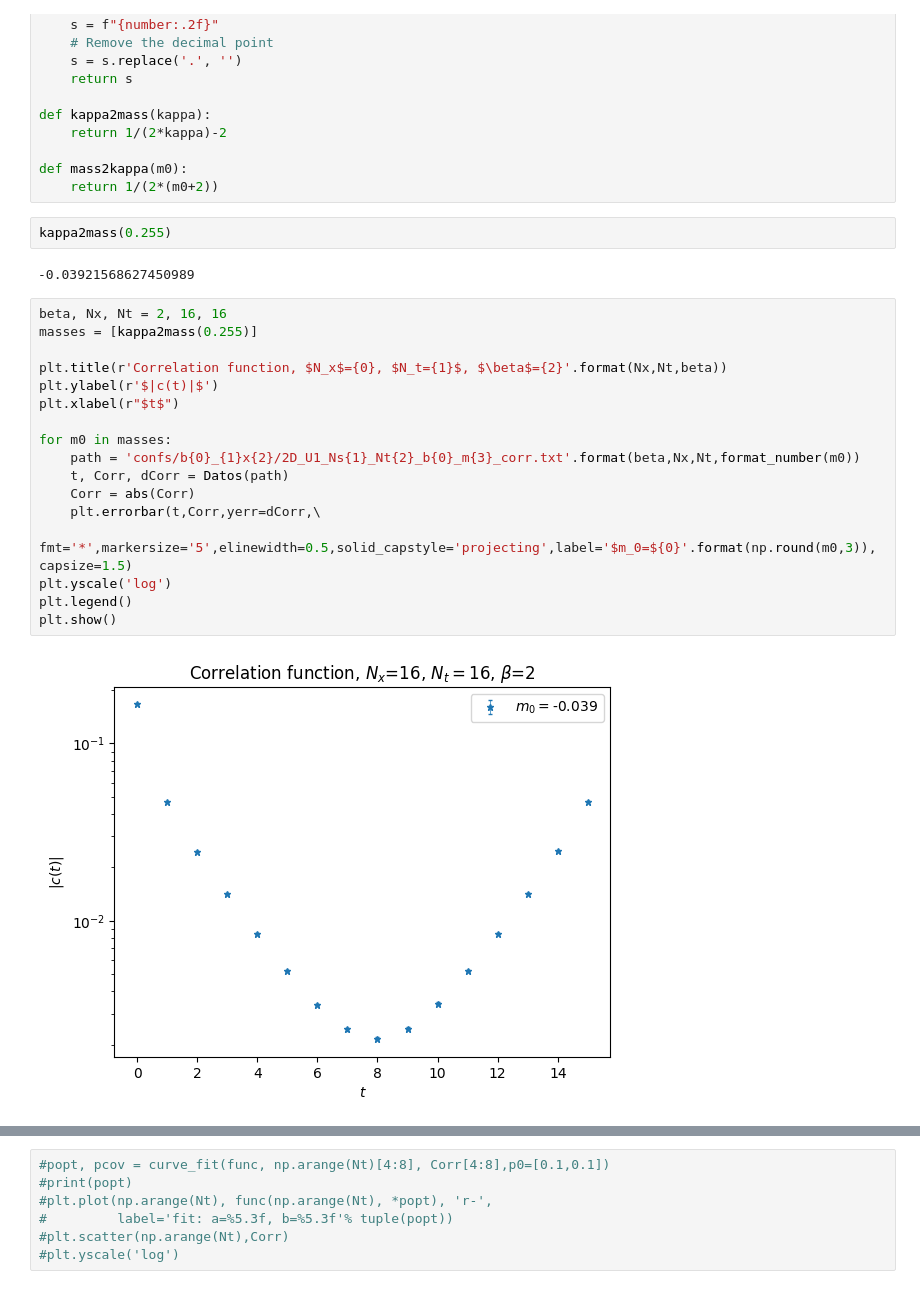
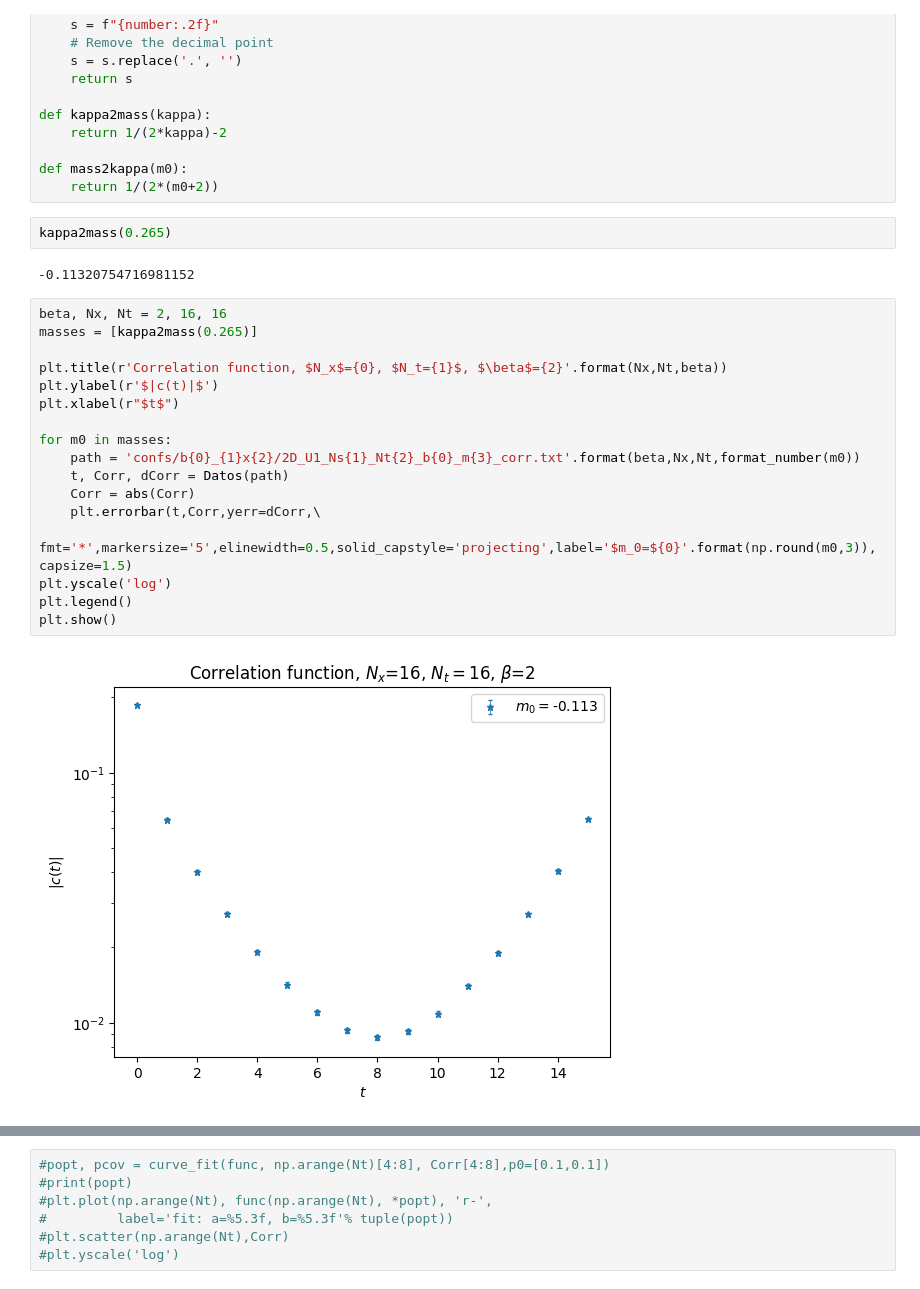
Before and after one commit to Fabian2598/SchwingerModel, a Jupyter notebook: mass_analysis.ipynb, the cells around one changed output, grey strips where cells are left out. Saved outputs shown, nothing was run; the diff lists cells and outputs as text.

```diff
--- a/mass_analysis.ipynb
+++ b/mass_analysis.ipynb
@@ -46,28 +46,28 @@ def kappa2mass(kappa):
 def mass2kappa(m0):
     return 1/(2*(m0+2))
 # %%
-kappa2mass(0.255)
+kappa2mass(0.265)
 # %% [output]
--0.03921568627450989
+-0.11320754716981152
 # %%
 beta, Nx, Nt = 2, 16, 16
-masses = [kappa2mass(0.255)]
+masses = [kappa2mass(0.265)]
 
 plt.title(r'Correlation function, $N_x$={0}, $N_t={1}$, $\beta$={2}'.format(Nx,Nt,beta))
 plt.ylabel(r'$|c(t)|$')
 plt.xlabel(r"$t$")
 
 for m0 in masses:
     path = 'confs/b{0}_{1}x{2}/2D_U1_Ns{1}_Nt{2}_b{0}_m{3}_corr.txt'.format(beta,Nx,Nt,format_number(m0))
     t, Corr, dCorr = Datos(path)
     Corr = abs(Corr)
     plt.errorbar(t,Corr,yerr=dCorr,\
         fmt='*',markersize='5',elinewidth=0.5,solid_capstyle='projecting',label='$m_0=${0}'.format(np.round(m0,3)), capsize=1.5)
 plt.yscale('log')
 plt.legend()
 plt.show()
 # %% [output]
-[figure, old version]
+[figure, new version]
 # %%
 for t in range(Nt):
     print('C({0})= {1} +- {2}'.format(t,Corr[t],dCorr[t]))
```
Also changed, not shown: parts of 17 cells of this notebook, 4 other files.
